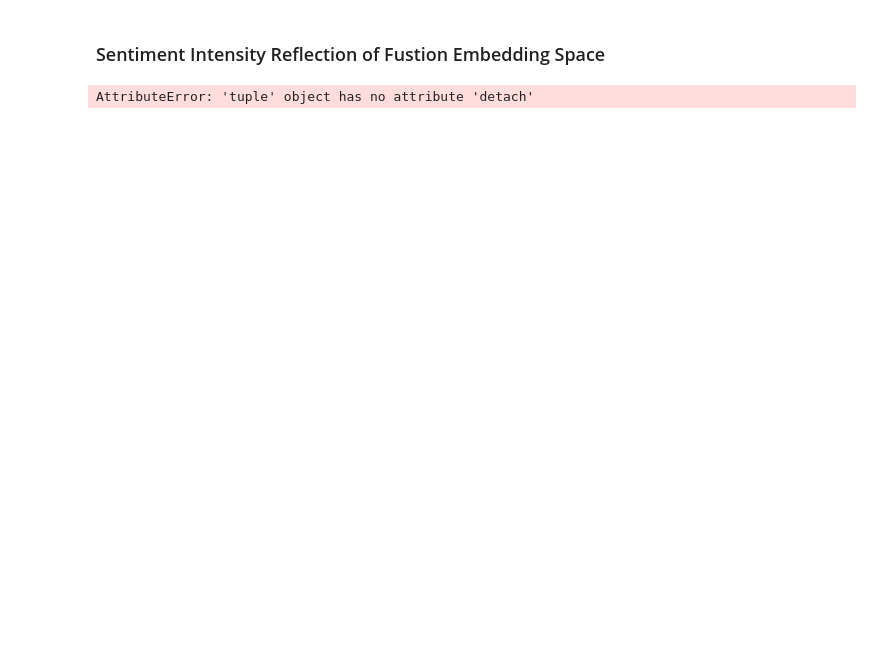
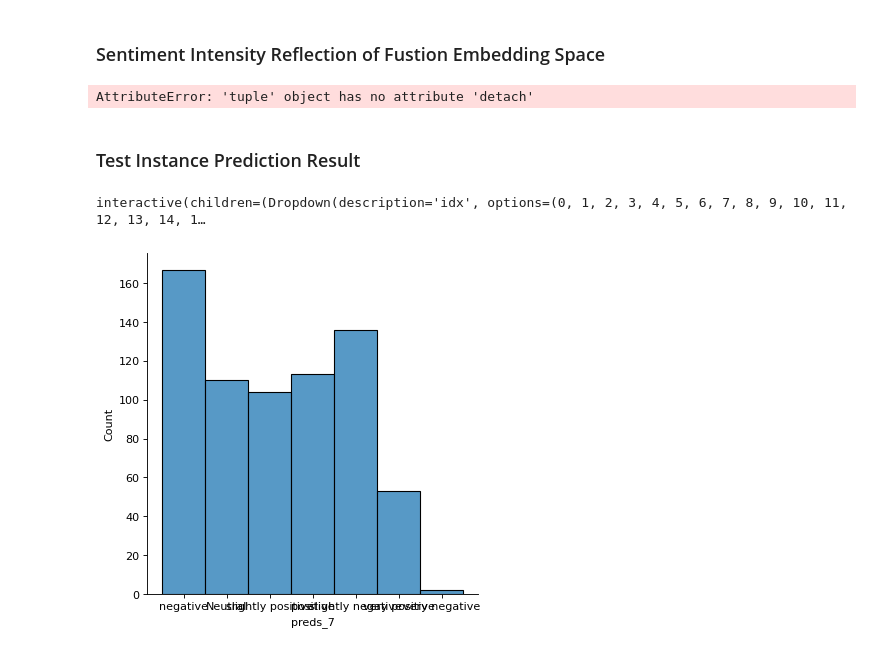
Before and after one commit to SoyeonHH/MSIR, a Jupyter notebook: MAG/multimodal_driver.ipynb, the cells around one changed output. Cells and saved outputs as stored; diff of their text form; code cells hidden in the pictures; blank space fills up the shorter version.

Commit message:
Examine MAG predicted result distribution

```diff
--- a/MAG/multimodal_driver.ipynb
+++ b/MAG/multimodal_driver.ipynb
@@ -699,0 +704,6 @@ epoch:9, train_loss:2.0808859533733792, valid_loss:2.405665636062622, test_acc:0
+# %%
+multimodal_config = MultimodalConfig(beta_shift=args.beta_shift, dropout_prob=args.dropout_prob)
+bert_config = BertConfig(hidden_dropout_prob=args.dropout_prob)
+model = MAG_BertForSequenceClassification.from_pretrained(args.model, multimodal_config=multimodal_config, num_labels=1)
+model.load_state_dict(torch.load("./saved_models_MAG_mosi.pt"))
+model.eval()
@@ -804,3 +838,5 @@ fig, ax = plt.subplot(figsize=(8,8))
 # num_categories = 7
 for lab in range(-3, 3):
     indices = pred_classes==lab
+# %% [markdown]
+### Test Instance Prediction Result
@@ -806,0 +985,28 @@ for lab in range(-3, 3):
+# %%
+model = model.to(DEVICE)
+segment_list, words_list, labels, labels_2, labels_7, preds, preds_2, preds_7 = test_instance(model=model)
+# %%
+from ipywidgets import interact
+
+@interact
+def get_predict_result(idx = range(len(segment_list))):
+    print("SEGMENT:", segment_list[idx])
+    print("WORDS:", words_list[idx])
+    print("GOLD_VALUE:", labels[idx])
+    print("GOLD_BINARY:", labels_2[idx])
+    print("GOLD_7_CLASS:", labels_7[idx])
+    print("PREDICTED_VALUE:", preds[idx])
+    print("PREDICTED_BINARY:", preds_2[idx])
+    print("PREDICTED _7_CLASS:", preds_7[idx])
+# %% [output]
+interactive(children=(Dropdown(description='idx', options=(0, 1, 2, 3, 4, 5, 6, 7, 8, 9, 10, 11, 12, 13, 14, 1…
+# %%
+import seaborn as sns
+import pandas as pd
+d = {'segmentID': segment_list, 'words': words_list, 'labels': labels, 'labels_2': labels_2, 'labels_7': labels_7, 'preds': preds, 'preds_2': preds_2, 'preds_7': preds_7}
+df = pd.DataFrame(data=d)
+order = ['very negative', 'negative', 'slightly negative', 'Neutral', 'slightly positive', 'positive', 'very positive']
+p = sns.displot(df, x="preds_7", hue_order=order)
+p.fig.set_dpi(80)
+# %% [output]
+[figure, added]
```
Also changed, not shown: parts of 6 cells of this notebook.
